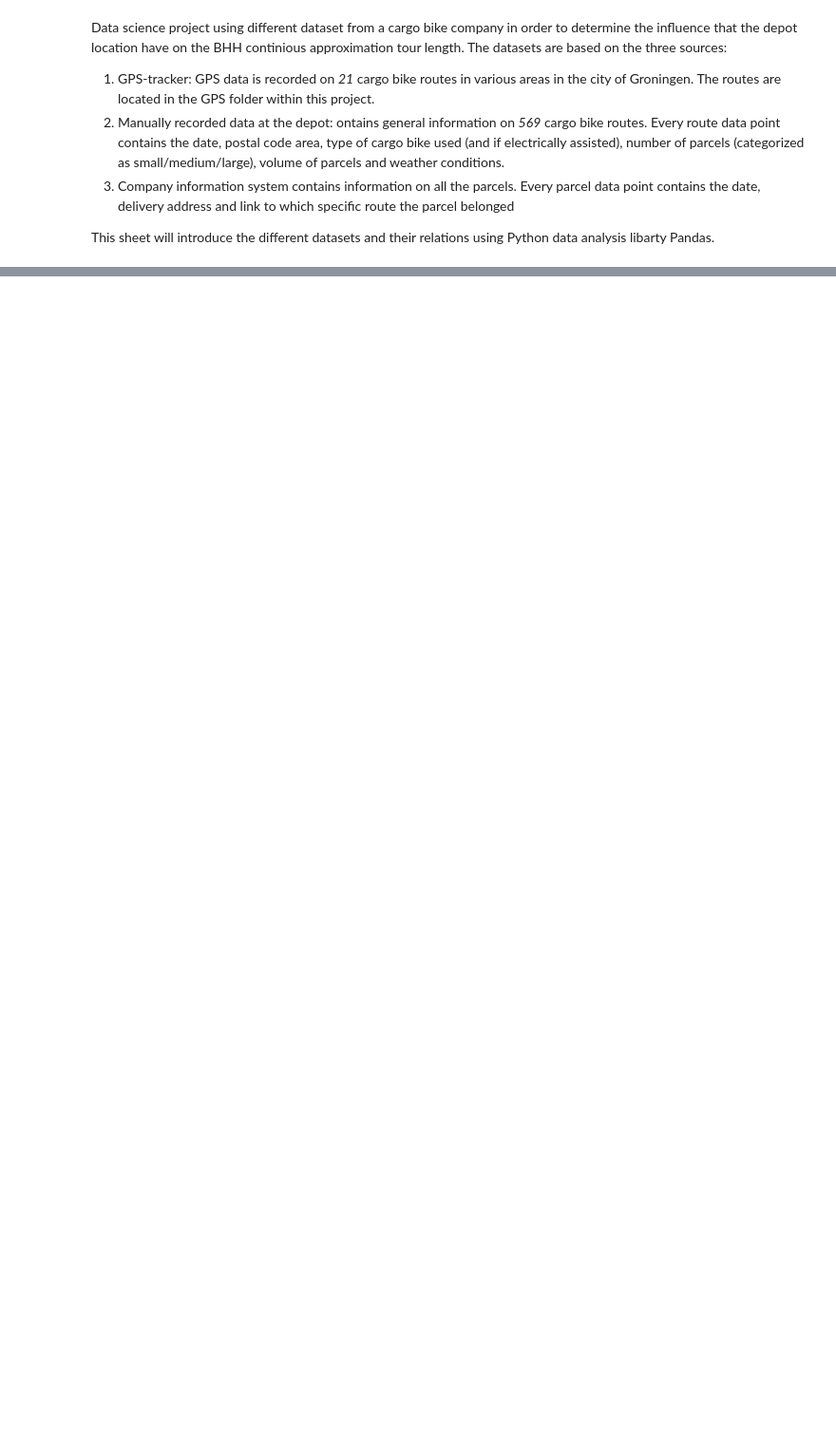
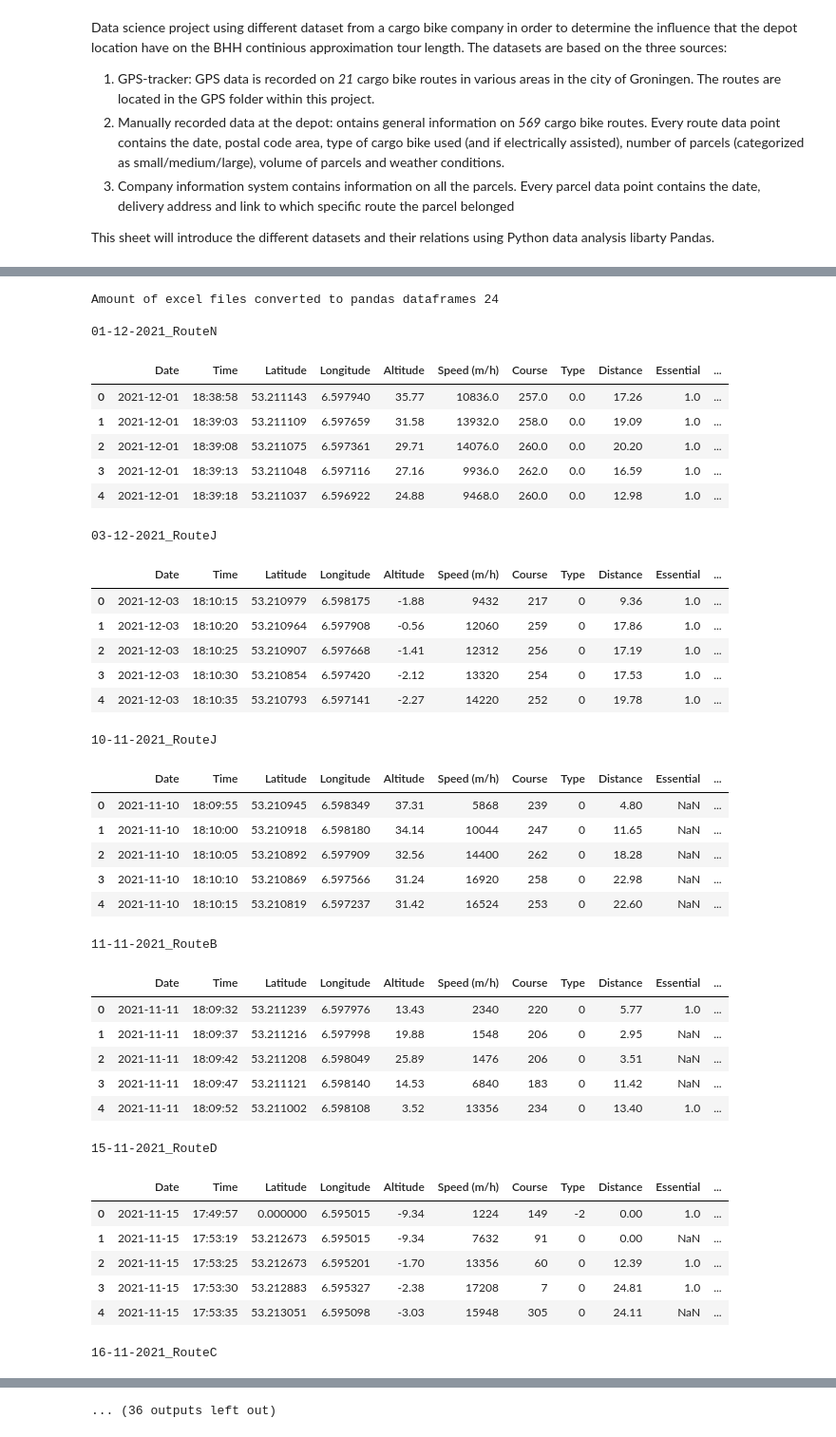
Before and after one commit to teletobbie/last-mile-cargo-bike-delivery, a Jupyter notebook: introduction.ipynb, the cells around one changed output, grey strips where cells are left out. Shown at 95% size. Drawn from its saved outputs; the diff is of its cells as text; code cells hidden in the pictures; blank space fills up the shorter version.

```diff
--- a/introduction.ipynb
+++ b/introduction.ipynb
@@ -15,0 +26,55 @@ import pandas as pd
+# %%
+bike_dict = {}
+
+path = os.getcwd() + "\GPS-data"
+sheets = glob.glob(os.path.join(path, "*.xlsx"))
+# loop over the list of route files
+for sheet in sheets:
+    bike_dict[sheet.split("\\")[-1].replace(".xlsx", "")[0:17]] = pd.read_excel(sheet)
+
+# there should be 21 bike routes (for now 24 why I dont know!) in the list
+print("Amount of excel files converted to pandas dataframes "+str(len(bike_dict)))
+print()
+
+for routename, dataframe in bike_dict.items():
+    print(routename)
+    display(HTML(dataframe.head(5).to_html()))
+# %% [output]
+Amount of excel files converted to pandas dataframes 24
+
+01-12-2021_RouteN
+|  | Date | Time | Latitude | Longitude | Altitude | Speed (m/h) | Course | Type | Distance | Essential | ... |
+| 0 | 2021-12-01 | 18:38:58 | 53.211143 | 6.597940 | 35.77 | 10836.0 | 257.0 | 0.0 | 17.26 | 1.0 | ... |
+| 1 | 2021-12-01 | 18:39:03 | 53.211109 | 6.597659 | 31.58 | 13932.0 | 258.0 | 0.0 | 19.09 | 1.0 | ... |
+| 2 | 2021-12-01 | 18:39:08 | 53.211075 | 6.597361 | 29.71 | 14076.0 | 260.0 | 0.0 | 20.20 | 1.0 | ... |
+| 3 | 2021-12-01 | 18:39:13 | 53.211048 | 6.597116 | 27.16 | 9936.0 | 262.0 | 0.0 | 16.59 | 1.0 | ... |
+| 4 | 2021-12-01 | 18:39:18 | 53.211037 | 6.596922 | 24.88 | 9468.0 | 260.0 | 0.0 | 12.98 | 1.0 | ... |
+03-12-2021_RouteJ
+|  | Date | Time | Latitude | Longitude | Altitude | Speed (m/h) | Course | Type | Distance | Essential | ... |
+| 0 | 2021-12-03 | 18:10:15 | 53.210979 | 6.598175 | -1.88 | 9432 | 217 | 0 | 9.36 | 1.0 | ... |
+| 1 | 2021-12-03 | 18:10:20 | 53.210964 | 6.597908 | -0.56 | 12060 | 259 | 0 | 17.86 | 1.0 | ... |
+| 2 | 2021-12-03 | 18:10:25 | 53.210907 | 6.597668 | -1.41 | 12312 | 256 | 0 | 17.19 | 1.0 | ... |
+| 3 | 2021-12-03 | 18:10:30 | 53.210854 | 6.597420 | -2.12 | 13320 | 254 | 0 | 17.53 | 1.0 | ... |
+| 4 | 2021-12-03 | 18:10:35 | 53.210793 | 6.597141 | -2.27 | 14220 | 252 | 0 | 19.78 | 1.0 | ... |
+10-11-2021_RouteJ
+|  | Date | Time | Latitude | Longitude | Altitude | Speed (m/h) | Course | Type | Distance | Essential | ... |
+| 0 | 2021-11-10 | 18:09:55 | 53.210945 | 6.598349 | 37.31 | 5868 | 239 | 0 | 4.80 | NaN | ... |
+| 1 | 2021-11-10 | 18:10:00 | 53.210918 | 6.598180 | 34.14 | 10044 | 247 | 0 | 11.65 | NaN | ... |
+| 2 | 2021-11-10 | 18:10:05 | 53.210892 | 6.597909 | 32.56 | 14400 | 262 | 0 | 18.28 | NaN | ... |
+| 3 | 2021-11-10 | 18:10:10 | 53.210869 | 6.597566 | 31.24 | 16920 | 258 | 0 | 22.98 | NaN | ... |
+| 4 | 2021-11-10 | 18:10:15 | 53.210819 | 6.597237 | 31.42 | 16524 | 253 | 0 | 22.60 | NaN | ... |
+11-11-2021_RouteB
+|  | Date | Time | Latitude | Longitude | Altitude | Speed (m/h) | Course | Type | Distance | Essential | ... |
+| 0 | 2021-11-11 | 18:09:32 | 53.211239 | 6.597976 | 13.43 | 2340 | 220 | 0 | 5.77 | 1.0 | ... |
+| 1 | 2021-11-11 | 18:09:37 | 53.211216 | 6.597998 | 19.88 | 1548 | 206 | 0 | 2.95 | NaN | ... |
+| 2 | 2021-11-11 | 18:09:42 | 53.211208 | 6.598049 | 25.89 | 1476 | 206 | 0 | 3.51 | NaN | ... |
+| 3 | 2021-11-11 | 18:09:47 | 53.211121 | 6.598140 | 14.53 | 6840 | 183 | 0 | 11.42 | NaN | ... |
+| 4 | 2021-11-11 | 18:09:52 | 53.211002 | 6.598108 | 3.52 | 13356 | 234 | 0 | 13.40 | 1.0 | ... |
+15-11-2021_RouteD
+|  | Date | Time | Latitude | Longitude | Altitude | Speed (m/h) | Course | Type | Distance | Essential | ... |
+| 0 | 2021-11-15 | 17:49:57 | 0.000000 | 6.595015 | -9.34 | 1224 | 149 | -2 | 0.00 | 1.0 | ... |
+| 1 | 2021-11-15 | 17:53:19 | 53.212673 | 6.595015 | -9.34 | 7632 | 91 | 0 | 0.00 | NaN | ... |
+| 2 | 2021-11-15 | 17:53:25 | 53.212673 | 6.595201 | -1.70 | 13356 | 60 | 0 | 12.39 | 1.0 | ... |
+| 3 | 2021-11-15 | 17:53:30 | 53.212883 | 6.595327 | -2.38 | 17208 | 7 | 0 | 24.81 | 1.0 | ... |
+| 4 | 2021-11-15 | 17:53:35 | 53.213051 | 6.595098 | -3.03 | 15948 | 305 | 0 | 24.11 | NaN | ... |
+16-11-2021_RouteC
@@ -15,0 +87 @@ import pandas as pd
+... (36 outputs left out)
```
Also changed, not shown: parts of 11 cells of this notebook, 24 other files.
